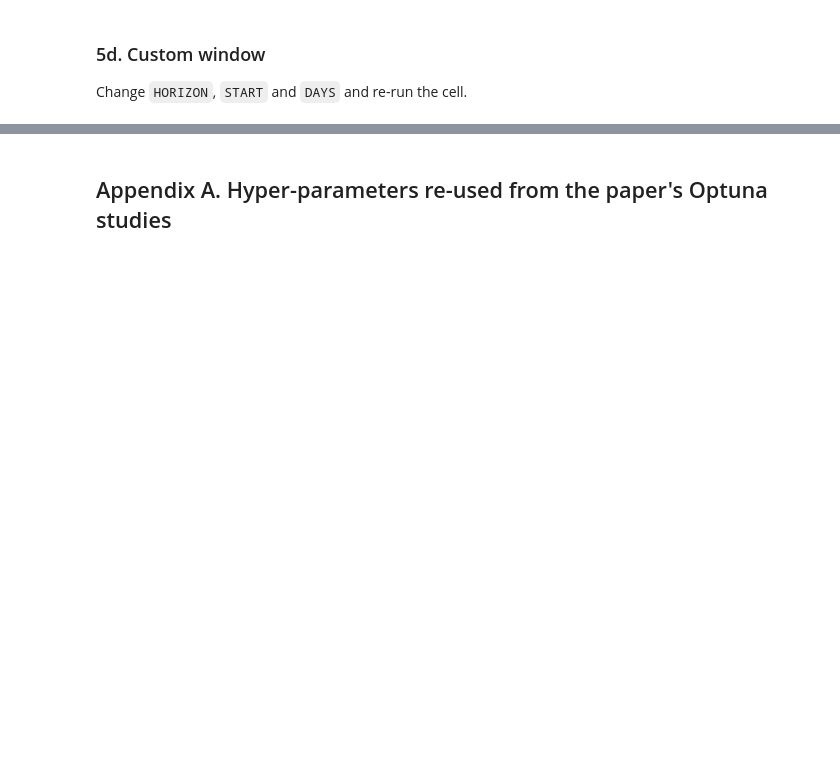
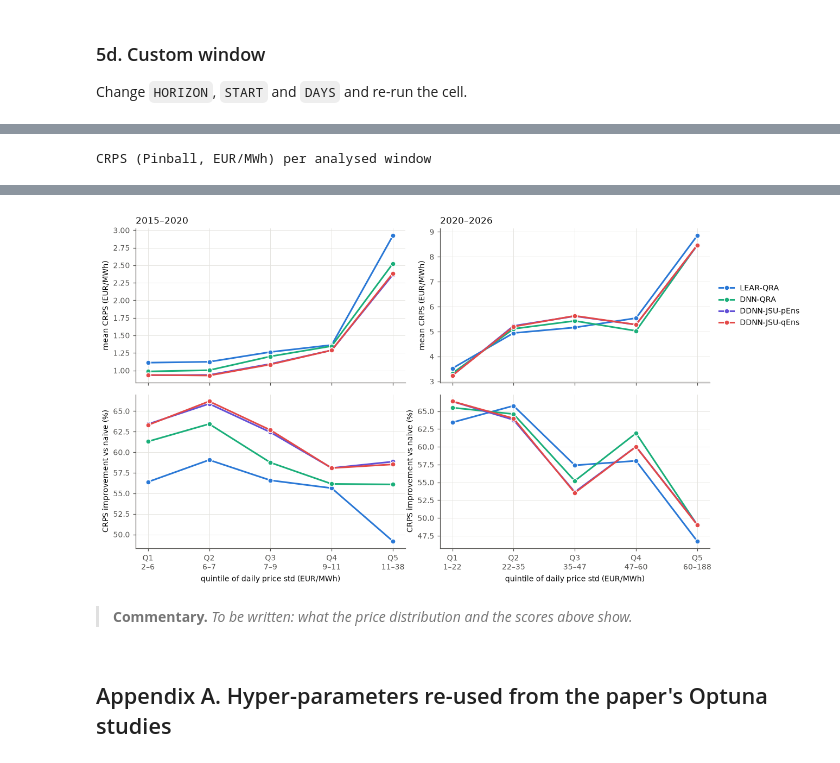
Before and after one commit to ethan-blondin/distributionalddnn, a Jupyter notebook: DDNN_Comparative_Analysis.ipynb, the cells around one changed output, grey strips where cells are left out. Cells and saved outputs as stored; diff of their text form; code cells hidden in the pictures; blank space fills up the shorter version.

```diff
--- a/DDNN_Comparative_Analysis.ipynb
+++ b/DDNN_Comparative_Analysis.ipynb
@@ -519,6 +679,6 @@ fig = plot_pi_week("2015-2020", "2020-09-12"); plt.show()
 ### 5b. 2020–2026: week around the most negative test-period price
 # %%
 wk = extreme_week("2020-2026", "negative"); print("start:", wk.date())
-fig = plot_pi_week("2020-2026", wk); plt.show()
+_ = analyse_window("2020-2026", wk, label="5b negative-price week (2020–2026)")
 # %% [output]
 start: 2026-04-28
@@ -527,6 +712,6 @@ start: 2026-04-28
 ### 5c. 2020–2026: week around the highest test-period price spike
 # %%
 wk = extreme_week("2020-2026", "spike"); print("start:", wk.date())
-fig = plot_pi_week("2020-2026", wk); plt.show()
+_ = analyse_window("2020-2026", wk, label="5c spike week (2020–2026)")
 # %% [output]
 start: 2026-09-11
@@ -537,5 +747,5 @@ Change `HORIZON`, `START` and `DAYS` and re-run the cell.
 # %%
 HORIZON, DAYS = "2020-2026", 7
 START = pd.Timestamp(H[HORIZON]["test_dates"][100])     # e.g. "2025-12-22"
-fig = plot_pi_week(HORIZON, START, DAYS); plt.show()
+_ = analyse_window(HORIZON, START, DAYS, label="5d custom window")
 # %% [output]
@@ -542,0 +791,52 @@ fig = plot_pi_week(HORIZON, START, DAYS); plt.show()
+# %%
+def window_summary(table=True, chart=True, models=PI_MODELS, n_bins=5):
+    if table:
+        if not WINDOWS:
+            print("No window analysed yet - run the cells of 5a-5d first.")
+        else:
+            prob = MODELS["dm"]
+            rows = {}
+            for lab, w in WINDOWS.items():
+                r = {"horizon": LABEL[w["horizon"]], "start": w["start"].date(), "days": w["days"],
+                     "price std": w["price"].loc["std", "window"],
+                     "std ratio": w["price"].loc["std", "window / test period"]}
+                r.update(w["metrics"].loc[prob, "CRPS (Pinball)"].to_dict())
+                r["best (CRPS)"] = w["metrics"].loc[prob, "CRPS (Pinball)"].idxmin()
+                rows[lab] = r
+            summ = pd.DataFrame(rows).T
+            num = ["price std", "std ratio"] + prob
+            summ[num] = summ[num].astype(float)
+            bold = lambda row: ["font-weight: bold" if np.isclose(v, row.min()) else "" for v in row]
+            display(summ.style.apply(bold, axis=1, subset=prob)
+                        .format({c: "{:.2f}" for c in num})
+                        .set_caption("CRPS (Pinball, EUR/MWh) per analysed window"))
+    if chart:
+        fig, axes = plt.subplots(2, len(H), figsize=(12, 6.4), sharex="col")
+        for j, h in enumerate(H):
+            a = H[h]["actuals"]
+            crps_d = H[h]["daily_crps_l1"] / 24                               # mean hourly CRPS per day
+            bins = pd.qcut(a.std(1, ddof=1), n_bins)
+            labels = [f"Q{i + 1}\n{iv.left:.0f}–{iv.right:.0f}" for i, iv in enumerate(bins.categories)]
+            by_bin = crps_d.groupby(np.asarray(bins.codes)).mean()
+            rel = 100 * (by_bin["naive"].to_numpy()[:, None] - by_bin) / by_bin["naive"].to_numpy()[:, None]
+            x = np.arange(n_bins)
+            for m in models:
+                if m not in by_bin:
+                    continue
+                kw = dict(color=C_PI.get(m, MUTED), lw=2, marker="o", ms=6, mec="white", mew=1, label=m)
+                axes[0, j].plot(x, by_bin[m], **kw)
+                axes[1, j].plot(x, rel[m], **kw)
+            if np.nanmin(rel[[m for m in models if m in rel]].to_numpy()) < 0:
+                axes[1, j].axhline(0, color=MUTED, lw=0.8)        # only when some model is worse than naive
+            axes[0, j].set_title(LABEL[h], loc="left")
+            axes[0, j].set_ylabel("mean CRPS (EUR/MWh)")
+            axes[1, j].set_ylabel("CRPS improvement vs naive (%)")
+            axes[1, j].set_xticks(x, labels)
+            axes[1, j].set_xlabel("quintile of daily price std (EUR/MWh)")
+        axes[0, -1].legend(loc="center left", bbox_to_anchor=(1.01, 0.5))
+        fig.tight_layout()
+        plt.show()
+
+window_summary(table=True, chart=True)
+# %% [output]
+CRPS (Pinball, EUR/MWh) per analysed window
@@ -543,3 +848,6 @@ fig = plot_pi_week(HORIZON, START, DAYS); plt.show()
+[figure, added]
+# %% [markdown]
+> **Commentary.** _To be written: what the price distribution and the scores above show._
 # %% [markdown]
 ## Appendix A. Hyper-parameters re-used from the paper's Optuna studies
 # %%
```
Also changed, not shown: parts of 23 cells of this notebook, 1 other file.
